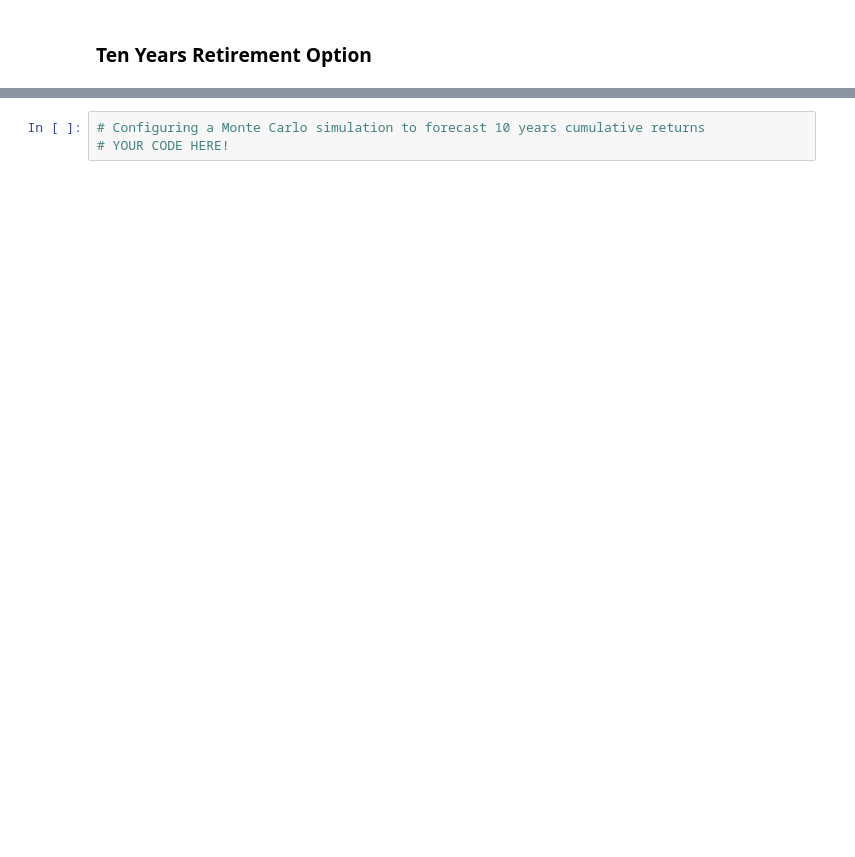
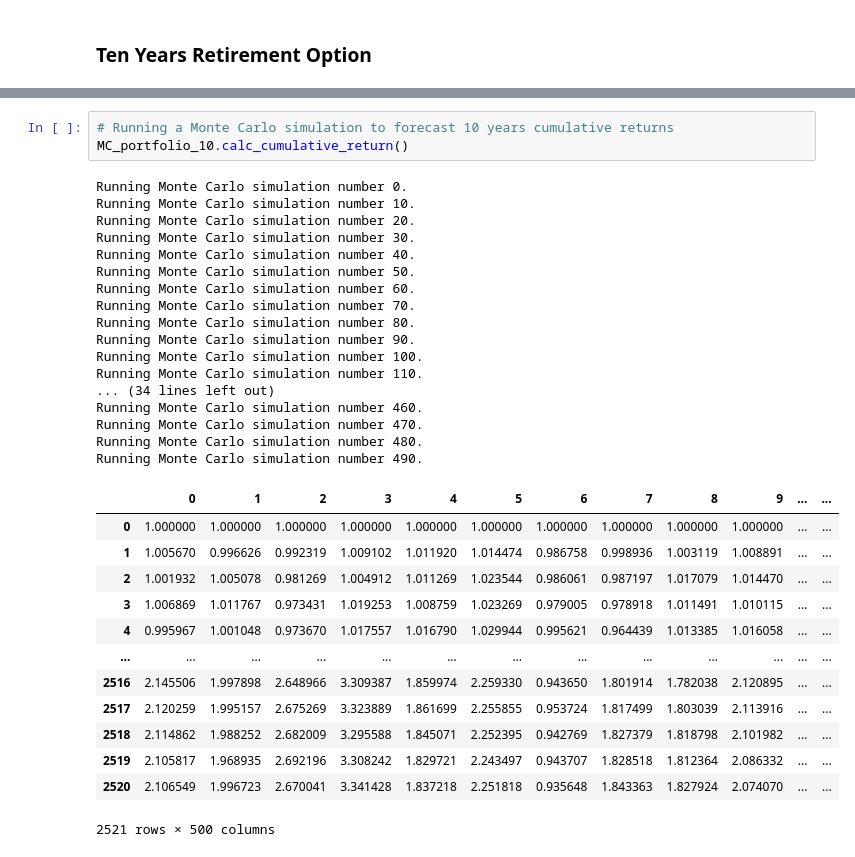
Before and after one commit to adriennestark/week_5_homework, a Jupyter notebook: financial-planner-als.ipynb, the cells around one changed output, grey strips where cells are left out. Drawn from its saved outputs; the diff is of its cells as text; blank space fills up the shorter version.

```diff
--- a/financial-planner-als.ipynb
+++ b/financial-planner-als.ipynb
@@ -434,3 +445,34 @@ There is a 95% chance that an initial investment of $60000 in the portfolio over
 # %%
-# Configuring a Monte Carlo simulation to forecast 10 years cumulative returns
-# YOUR CODE HERE!
+# Running a Monte Carlo simulation to forecast 10 years cumulative returns
+MC_portfolio_10.calc_cumulative_return()
+# %% [output]
+Running Monte Carlo simulation number 0.
+Running Monte Carlo simulation number 10.
+Running Monte Carlo simulation number 20.
+Running Monte Carlo simulation number 30.
+Running Monte Carlo simulation number 40.
+Running Monte Carlo simulation number 50.
+Running Monte Carlo simulation number 60.
+Running Monte Carlo simulation number 70.
+Running Monte Carlo simulation number 80.
+Running Monte Carlo simulation number 90.
+Running Monte Carlo simulation number 100.
+Running Monte Carlo simulation number 110.
+... (34 lines left out)
+Running Monte Carlo simulation number 460.
+Running Monte Carlo simulation number 470.
+Running Monte Carlo simulation number 480.
+Running Monte Carlo simulation number 490.
+|  | 0 | 1 | 2 | 3 | 4 | 5 | 6 | 7 | 8 | 9 | ... | ... |
+| 0 | 1.000000 | 1.000000 | 1.000000 | 1.000000 | 1.000000 | 1.000000 | 1.000000 | 1.000000 | 1.000000 | 1.000000 | ... | ... |
+| 1 | 1.005670 | 0.996626 | 0.992319 | 1.009102 | 1.011920 | 1.014474 | 0.986758 | 0.998936 | 1.003119 | 1.008891 | ... | ... |
+| 2 | 1.001932 | 1.005078 | 0.981269 | 1.004912 | 1.011269 | 1.023544 | 0.986061 | 0.987197 | 1.017079 | 1.014470 | ... | ... |
+| 3 | 1.006869 | 1.011767 | 0.973431 | 1.019253 | 1.008759 | 1.023269 | 0.979005 | 0.978918 | 1.011491 | 1.010115 | ... | ... |
+| 4 | 0.995967 | 1.001048 | 0.973670 | 1.017557 | 1.016790 | 1.029944 | 0.995621 | 0.964439 | 1.013385 | 1.016058 | ... | ... |
+| ... | ... | ... | ... | ... | ... | ... | ... | ... | ... | ... | ... | ... |
+| 2516 | 2.145506 | 1.997898 | 2.648966 | 3.309387 | 1.859974 | 2.259330 | 0.943650 | 1.801914 | 1.782038 | 2.120895 | ... | ... |
+| 2517 | 2.120259 | 1.995157 | 2.675269 | 3.323889 | 1.861699 | 2.255855 | 0.953724 | 1.817499 | 1.803039 | 2.113916 | ... | ... |
+| 2518 | 2.114862 | 1.988252 | 2.682009 | 3.295588 | 1.845071 | 2.252395 | 0.942769 | 1.827379 | 1.818798 | 2.101982 | ... | ... |
+| 2519 | 2.105817 | 1.968935 | 2.692196 | 3.308242 | 1.829721 | 2.243497 | 0.943707 | 1.828518 | 1.812364 | 2.086332 | ... | ... |
+| 2520 | 2.106549 | 1.996723 | 2.670041 | 3.341428 | 1.837218 | 2.251818 | 0.935648 | 1.843363 | 1.827924 | 2.074070 | ... | ... |
+2521 rows × 500 columns
```
Also changed, not shown: parts of 26 cells of this notebook, 1 other file.
